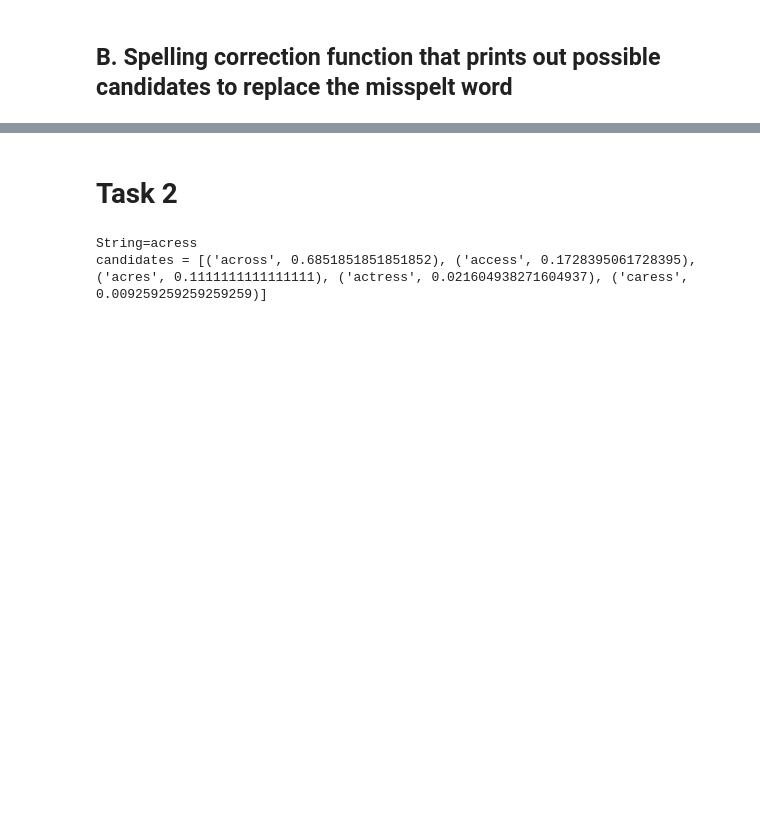
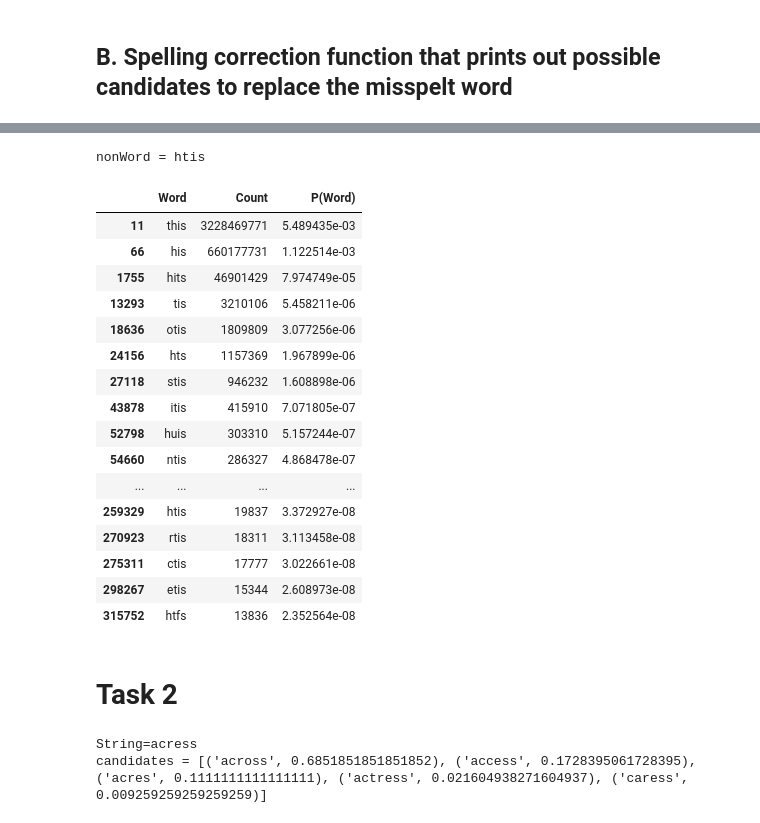
Before and after one commit to sprince0031/UL_Masters, a Jupyter notebook: SEM_1/EE6041-Text_Analytics_and_NLP/Etivity4/Etivity4_23052058.ipynb, the cells around one changed output, grey strips where cells are left out. Drawn from its saved outputs; the diff is of its cells as text; code cells hidden in the pictures; blank space fills up the shorter version.

```diff
--- a/SEM_1/EE6041-Text_Analytics_and_NLP/Etivity4/Etivity4_23052058.ipynb
+++ b/SEM_1/EE6041-Text_Analytics_and_NLP/Etivity4/Etivity4_23052058.ipynb
@@ -104,3 +139,27 @@ TypeError: argument 'b': 'ndarray' object cannot be converted to 'PyString'
+# %%
+nonWord = 'htis'
+candidates_df = nonWordSpellingCorrection(nonWord)
+print(f'nonWord = {nonWord}')
+display(candidates_df.head(100))
+# %% [output]
+nonWord = htis
+|  | Word | Count | P(Word) |
+| 11 | this | 3228469771 | 5.489435e-03 |
+| 66 | his | 660177731 | 1.122514e-03 |
+| 1755 | hits | 46901429 | 7.974749e-05 |
+| 13293 | tis | 3210106 | 5.458211e-06 |
+| 18636 | otis | 1809809 | 3.077256e-06 |
+| 24156 | hts | 1157369 | 1.967899e-06 |
+| 27118 | stis | 946232 | 1.608898e-06 |
+| 43878 | itis | 415910 | 7.071805e-07 |
+| 52798 | huis | 303310 | 5.157244e-07 |
+| 54660 | ntis | 286327 | 4.868478e-07 |
+| ... | ... | ... | ... |
+| 259329 | htis | 19837 | 3.372927e-08 |
+| 270923 | rtis | 18311 | 3.113458e-08 |
+| 275311 | ctis | 17777 | 3.022661e-08 |
+| 298267 | etis | 15344 | 2.608973e-08 |
+| 315752 | htfs | 13836 | 2.352564e-08 |
 # %% [markdown]
 # Task 2
 # %%
```
Also changed, not shown: parts of 6 cells of this notebook.
